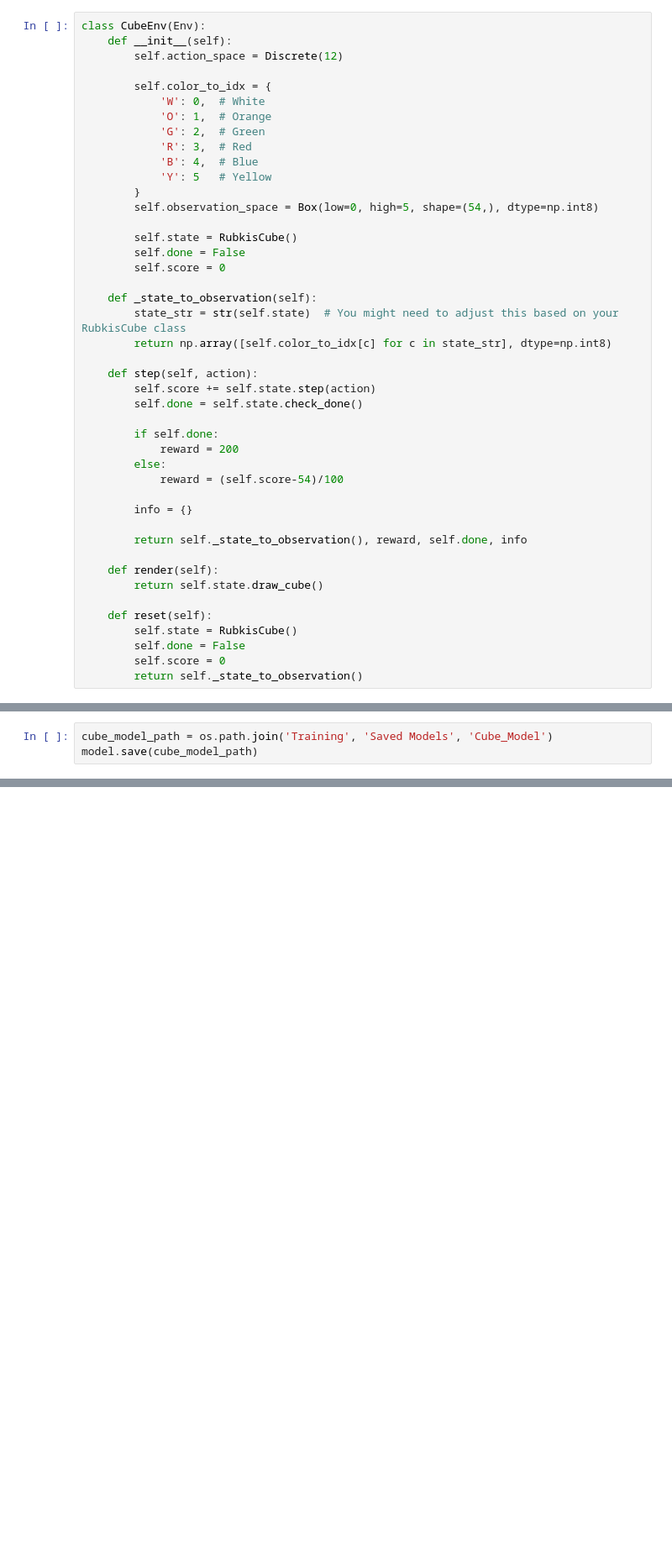
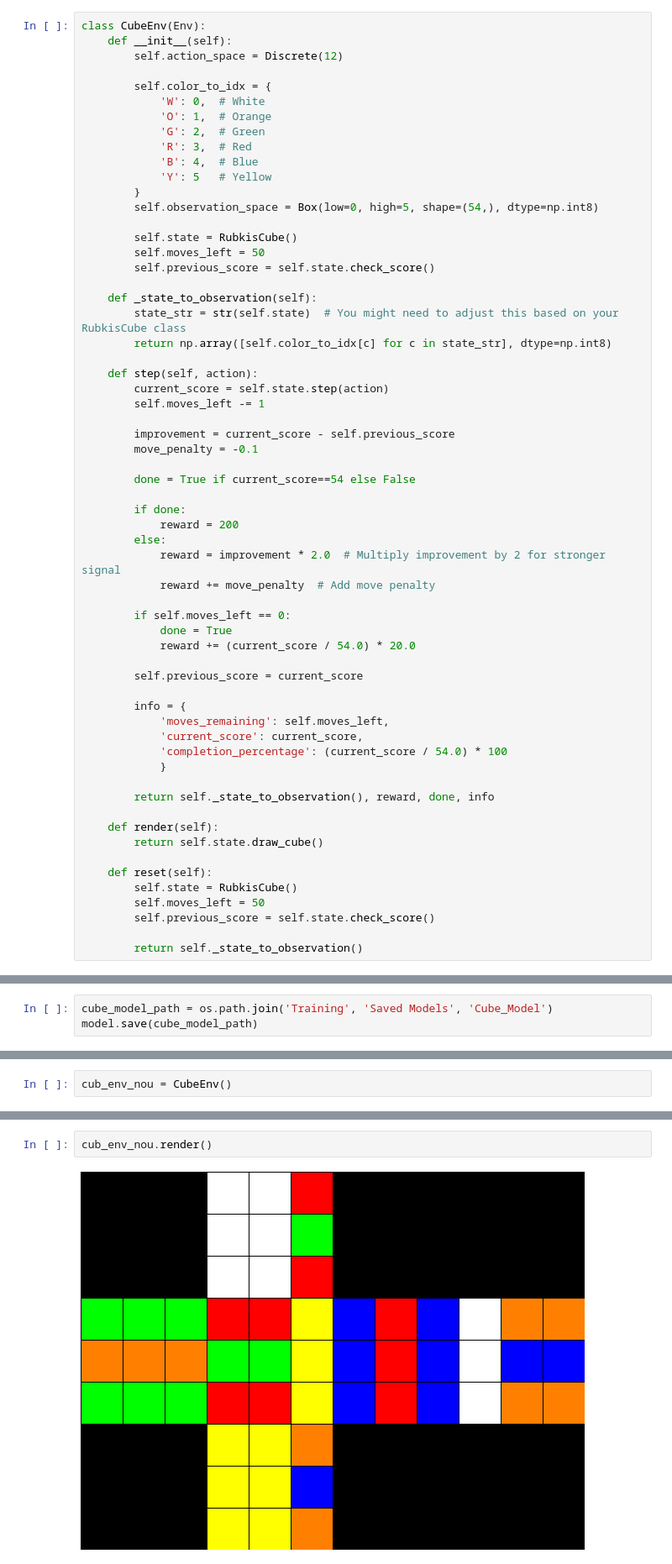
Before and after one commit to RoscaMitrut/RubiksSolver, a Jupyter notebook: RubiksCubeSolver.ipynb, the cells around one changed output, grey strips where cells are left out. Shown at 84% size. Cells and saved outputs as stored; diff of their text form; blank space fills up the shorter version.

```diff
--- a/RubiksCubeSolver.ipynb
+++ b/RubiksCubeSolver.ipynb
@@ -331,33 +228,50 @@ class CubeEnv(Env):
         self.observation_space = Box(low=0, high=5, shape=(54,), dtype=np.int8)
 
         self.state = RubkisCube()
-        self.done = False
-        self.score = 0
+        self.moves_left = 50
+        self.previous_score = self.state.check_score()
 
     def _state_to_observation(self):
         state_str = str(self.state)  # You might need to adjust this based on your RubkisCube class
         return np.array([self.color_to_idx[c] for c in state_str], dtype=np.int8)
 
     def step(self, action):
-        self.score += self.state.step(action)
-        self.done = self.state.check_done()
+        current_score = self.state.step(action)
+        self.moves_left -= 1
 
-        if self.done:
+        improvement = current_score - self.previous_score
+        move_penalty = -0.1
+
+        done = True if current_score==54 else False
+
+        if done:
             reward = 200
         else:
-            reward = (self.score-54)/100
+            reward = improvement * 2.0  # Multiply improvement by 2 for stronger signal
+            reward += move_penalty  # Add move penalty
 
-        info = {}
+        if self.moves_left == 0:
+            done = True
+            reward += (current_score / 54.0) * 20.0
 
-        return self._state_to_observation(), reward, self.done, info
+        self.previous_score = current_score
+
+        info = {
+            'moves_remaining': self.moves_left,
+            'current_score': current_score,
+            'completion_percentage': (current_score / 54.0) * 100
+            }
+
+        return self._state_to_observation(), reward, done, info
 
     def render(self):
         return self.state.draw_cube()
 
     def reset(self):
         self.state = RubkisCube()
-        self.done = False
-        self.score = 0
+        self.moves_left = 50
+        self.previous_score = self.state.check_score()
+
         return self._state_to_observation()
 # %% [markdown]
 # Test Environment
@@ -432,2 +350,4 @@ model.save(cube_model_path)
+# %%
+cub_env_nou = CubeEnv()
 # %%
 #load
@@ -439,0 +363,4 @@ KeyboardInterrupt:
+# %%
+cub_env_nou.render()
+# %% [output]
+[figure, added]
```
Also changed, not shown: parts of 29 cells of this notebook, 3 other files.
